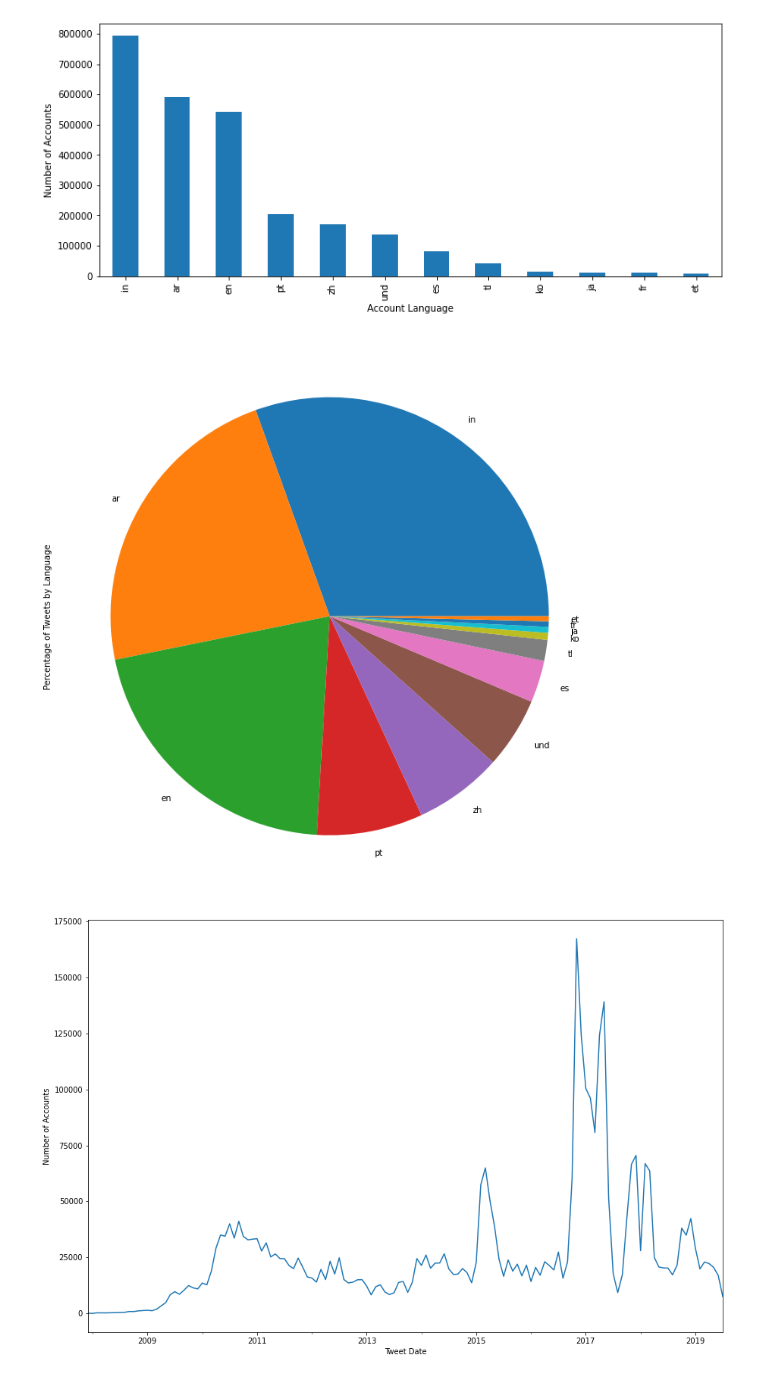
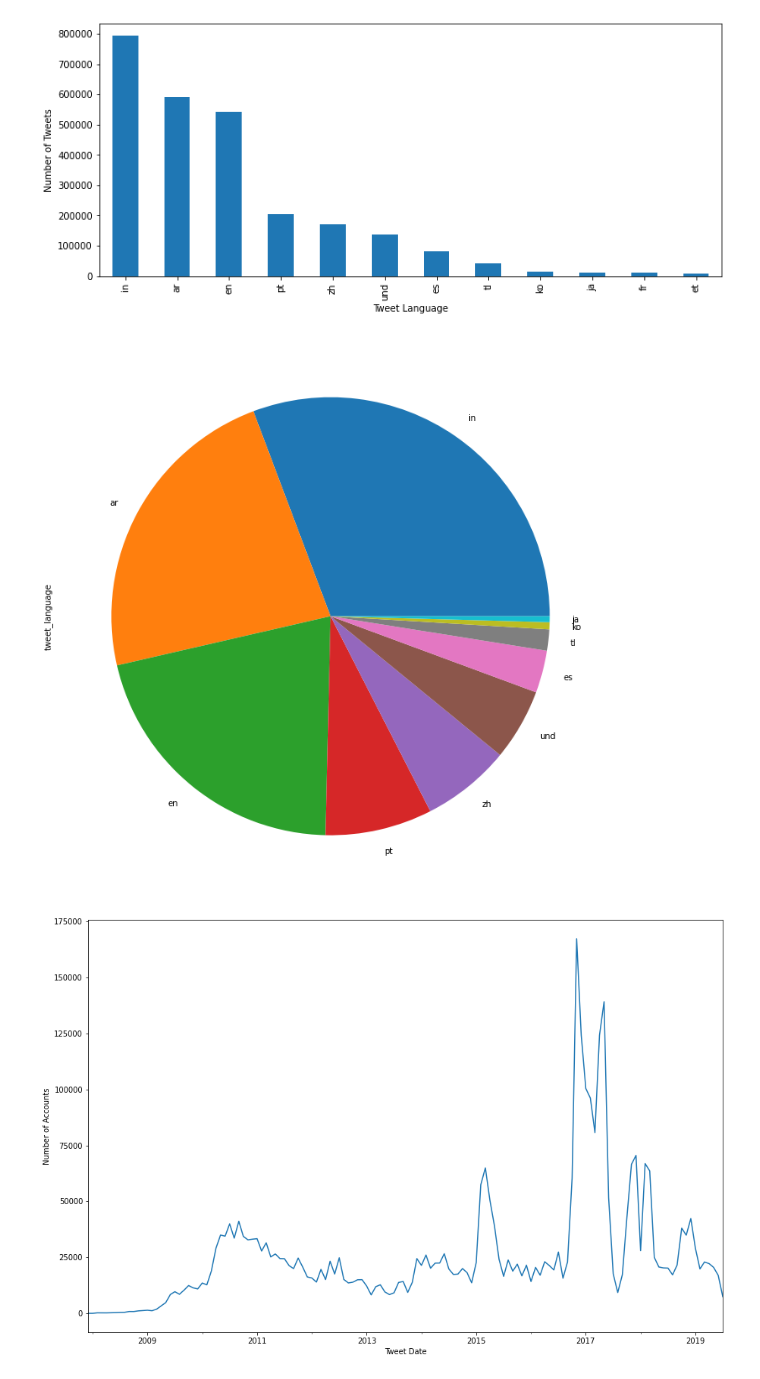
Before and after one commit to jansendotsh/py-twitter-china, a Jupyter notebook: tweets.ipynb, the cells around one changed output. Drawn from its saved outputs; the diff is of its cells as text; code cells hidden in the pictures.

```diff
--- a/tweets.ipynb
+++ b/tweets.ipynb
@@ -47,21 +47,21 @@ import matplotlib.pyplot as plt
 
 df = pd.read_csv("tweets.csv", sep=",")
 
-df.reset_index()['tweet_language'].value_counts().head(12).plot.bar(xlabel="Account Language", ylabel="Number of Accounts", figsize=(12,5))
+df.reset_index()['tweet_language'].value_counts().head(12).plot.bar(xlabel="Tweet Language", ylabel="Number of Tweets", figsize=(12,5))
 plt.show()
 # %% [output]
-[figure, old version]
+[figure, new version]
 # %%
 import numpy as np
 import pandas as pd
 import matplotlib.pyplot as plt
 
 df = pd.read_csv("tweets.csv", sep=",")
 
-df.reset_index()['tweet_language'].value_counts().head(12).plot.pie(ylabel="Percentage of Tweets by Language", figsize=(12,12))
+df.reset_index()['tweet_language'].value_counts().head(10).plot.pie(figsize=(12,12))
 plt.show()
 # %% [output]
-[figure, old version]
+[figure, new version]
 # %%
 import numpy as np
 import pandas as pd
```
Also changed, not shown: 1 other file.
